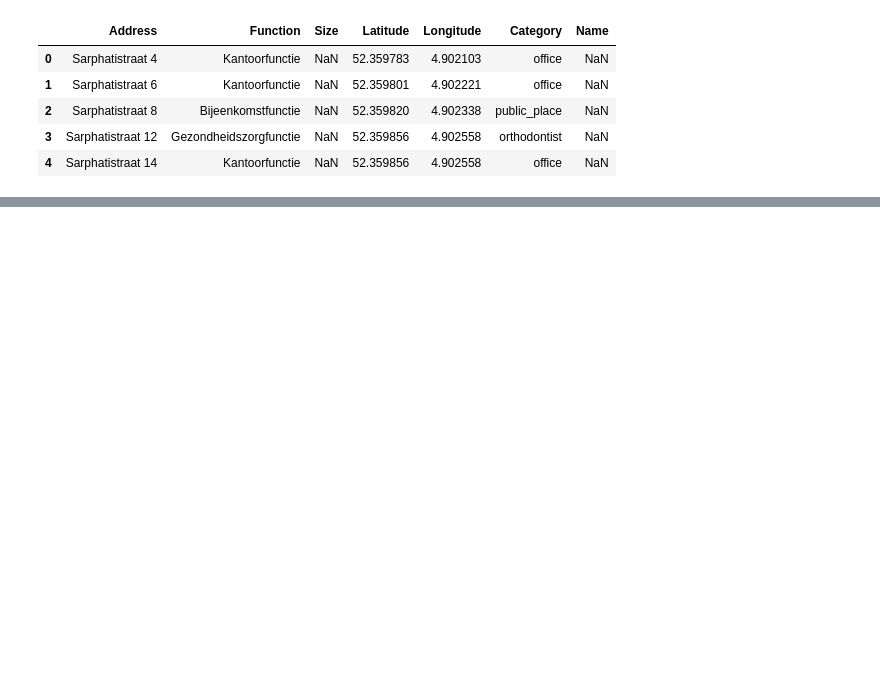
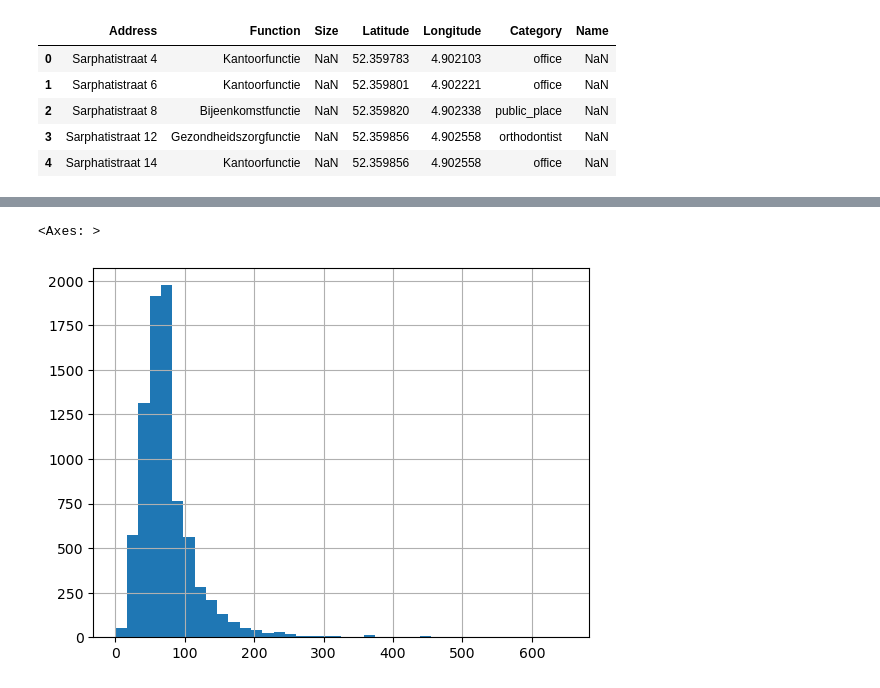
Before and after one commit to dJonaitis/roetersstraat, a Jupyter notebook: coordinates/coordinate_exploration.ipynb, the cells around one changed output, grey strips where cells are left out. Drawn from its saved outputs; the diff is of its cells as text; code cells hidden in the pictures; blank space fills up the shorter version.

```diff
--- a/coordinates/coordinate_exploration.ipynb
+++ b/coordinates/coordinate_exploration.ipynb
@@ -18,3 +30,18 @@ len(df)
+# %%
+len(df)
+df['Size'].value_counts()
+df['Size'] = df['Size'].apply(lambda x: str(x))
+
+# turn any size that is not a number into nan
+df['Size'] = pd.to_numeric(df['Size'], errors='coerce')
+# remove outliers
+df = df[df['Size'] < 700]
+# plot histogram
+df['Size'] = df['Size'].apply(lambda x: float(x))
+df['Size'].hist(bins=40)
+# %% [output]
+<Axes: >
+[figure, added]
 # %%
 coord1 = [4.9019831572786075, 52.36909393107095]  # Example coordinates for the bottom-left corner of the box
 coord2 = [4.923407757440799, 52.35987518796452]  # Example coordinates for the top-right corner of the box
```
Also changed, not shown: parts of 2 cells of this notebook, 2 other files.
